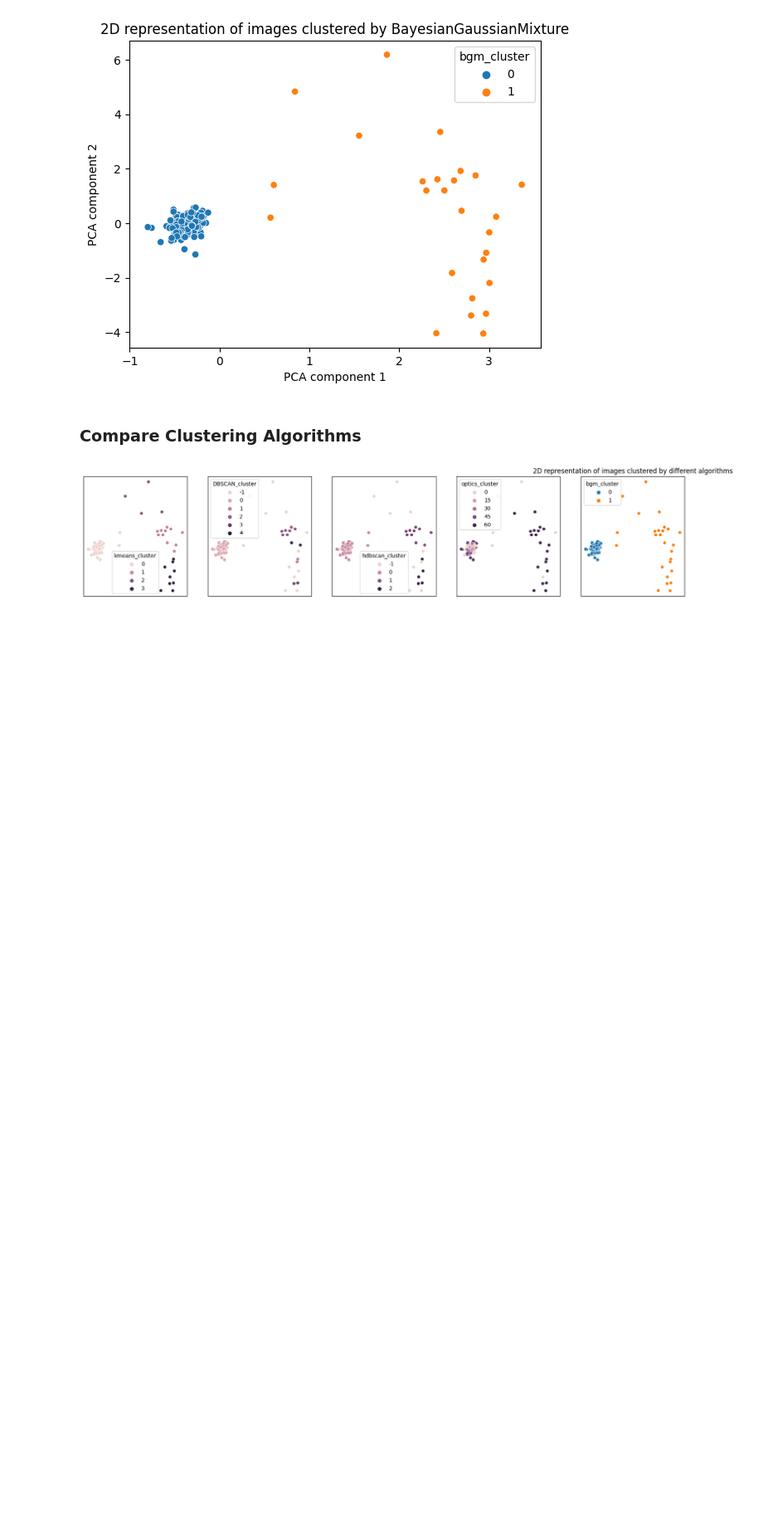
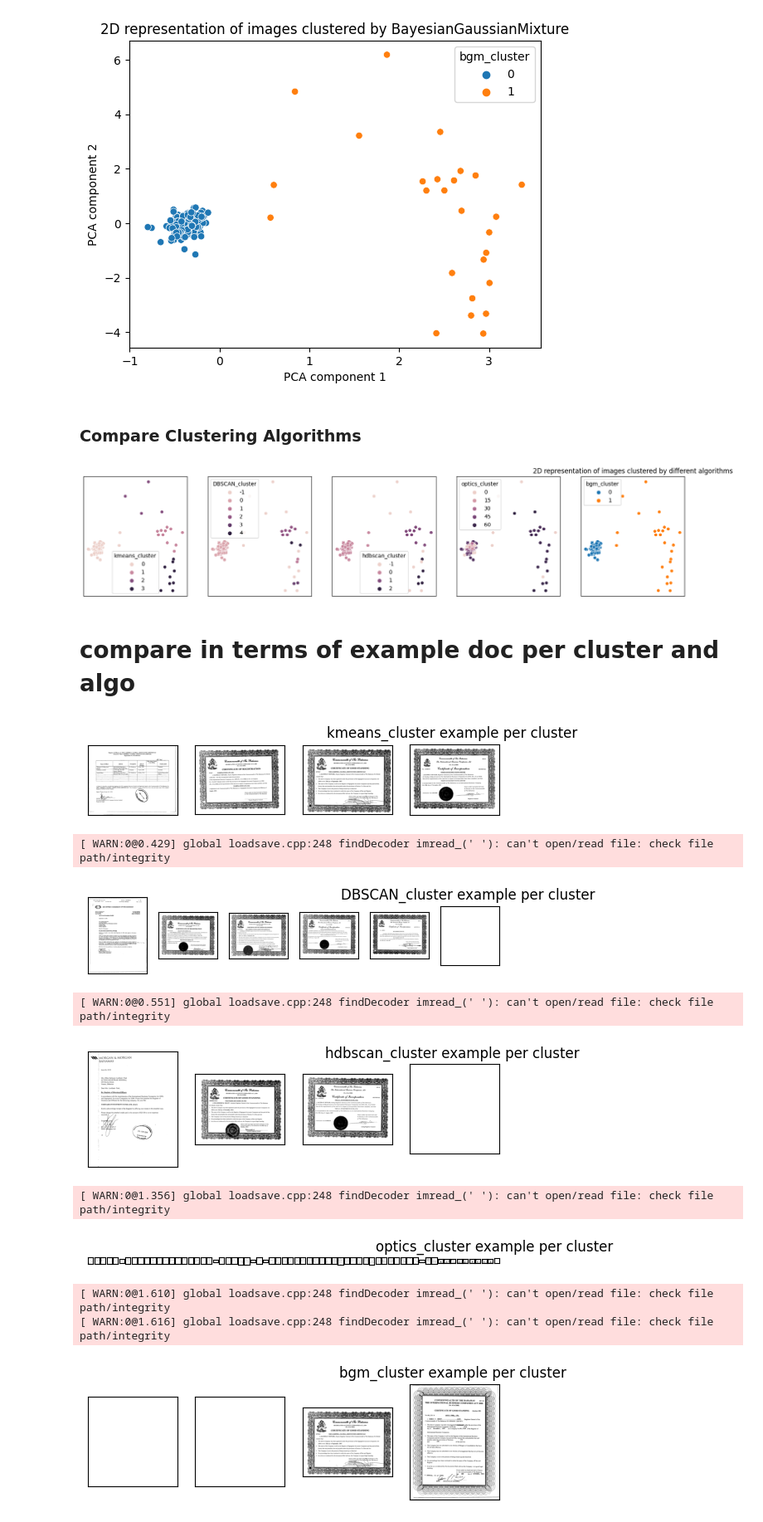
Before and after one commit to KlaraGtknst/topic-analysis-text-data, a Jupyter notebook: image_clustering.ipynb, the cells around one changed output. Shown at 83% size. Drawn from its saved outputs; the diff is of its cells as text; code cells hidden in the pictures; blank space fills up the shorter version.

```diff
--- a/image_clustering.ipynb
+++ b/image_clustering.ipynb
@@ -180,3 +180,41 @@ plt.title('2D representation of images clustered by different algorithms', loc='
 plt.show()
 # %% [output]
 [figure]
+# %% [markdown]
+# compare in terms of example doc per cluster and algo
+# %%
+import cv2
+
+d2_example_images = {}
+for algo in algos:
+    # display sample document per class
+    d2_example_images[algo] = []
+    for i in range(1, len(set(pca_2d_df[algo])) + 1):
+        try:
+            img_path = pca_2d_df[pca_2d_df[algo] == i - 1].sample(1).index.values[0]
+        except:
+            img_path = ' '
+
+        d2_example_images[algo].append(img_path)
+
+        ax = plt.subplot(1, len(set(pca_2d_df[algo])), i)
+        ax.get_xaxis().set_visible(False)
+        ax.get_yaxis().set_visible(False)
+        try:
+            plt.imshow(cv2.imread(img_path, cv2.IMREAD_GRAYSCALE), cmap='gray')
+        except:
+            continue
+
+    plt.title(f'{algo} example per cluster ')
+    plt.show()
+# %% [output]
+[figure, added]
+[ WARN:0@0.429] global loadsave.cpp:248 findDecoder imread_(' '): can't open/read file: check file path/integrity
+[figure, added]
+[ WARN:0@0.551] global loadsave.cpp:248 findDecoder imread_(' '): can't open/read file: check file path/integrity
+[figure, added]
+[ WARN:0@1.356] global loadsave.cpp:248 findDecoder imread_(' '): can't open/read file: check file path/integrity
+[figure, added]
+[ WARN:0@1.610] global loadsave.cpp:248 findDecoder imread_(' '): can't open/read file: check file path/integrity
+[ WARN:0@1.616] global loadsave.cpp:248 findDecoder imread_(' '): can't open/read file: check file path/integrity
+[figure, added]
```
Also changed, not shown: 1 other file.
